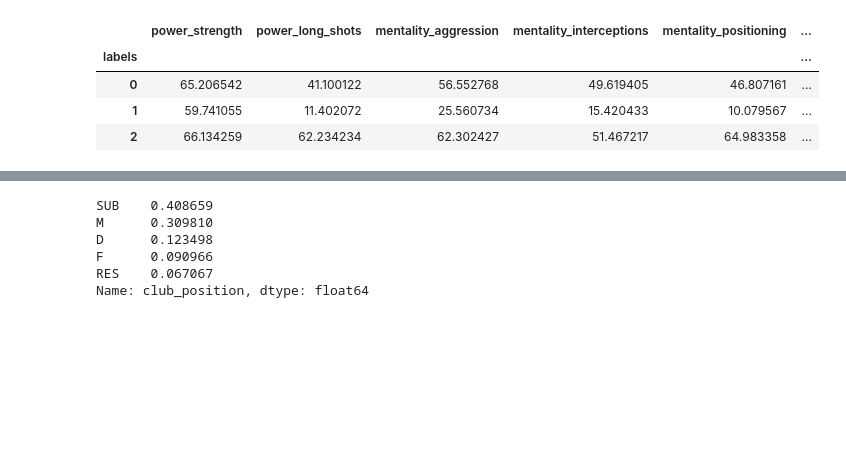
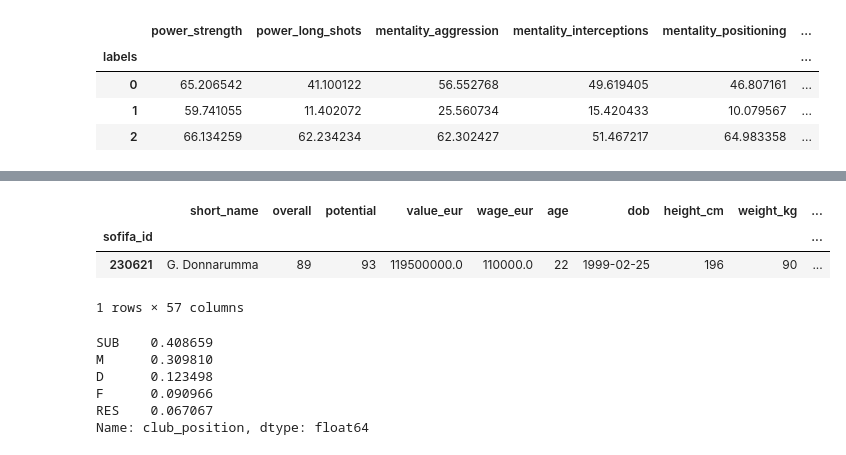
Before and after one commit to ironhack-bcn-data-pt/PR06-Machine-Learning-Group-Project, a Jupyter notebook: Clustering.ipynb, the cells around one changed output, grey strips where cells are left out. Drawn from its saved outputs; the diff is of its cells as text; code cells hidden in the pictures; blank space fills up the shorter version.

```diff
--- a/Clustering.ipynb
+++ b/Clustering.ipynb
@@ -255,3 +246,10 @@ df[df['labels']==2]
+# %%
+df[(df['labels']==1) & (df['club_position']=='GK') & (df['club_name']=='Paris Saint-Germain')]
+# %% [output]
+|  | short_name | overall | potential | value_eur | wage_eur | age | dob | height_cm | weight_kg | ... |
+| sofifa_id |  |  |  |  |  |  |  |  |  | ... |
+| 230621 | G. Donnarumma | 89 | 93 | 119500000.0 | 110000.0 | 22 | 1999-02-25 | 196 | 90 | ... |
+1 rows × 57 columns
 # %%
 df[df['labels']==2].club_position.value_counts(normalize=True)
 # %% [output]
```
Also changed, not shown: parts of 11 cells of this notebook.
